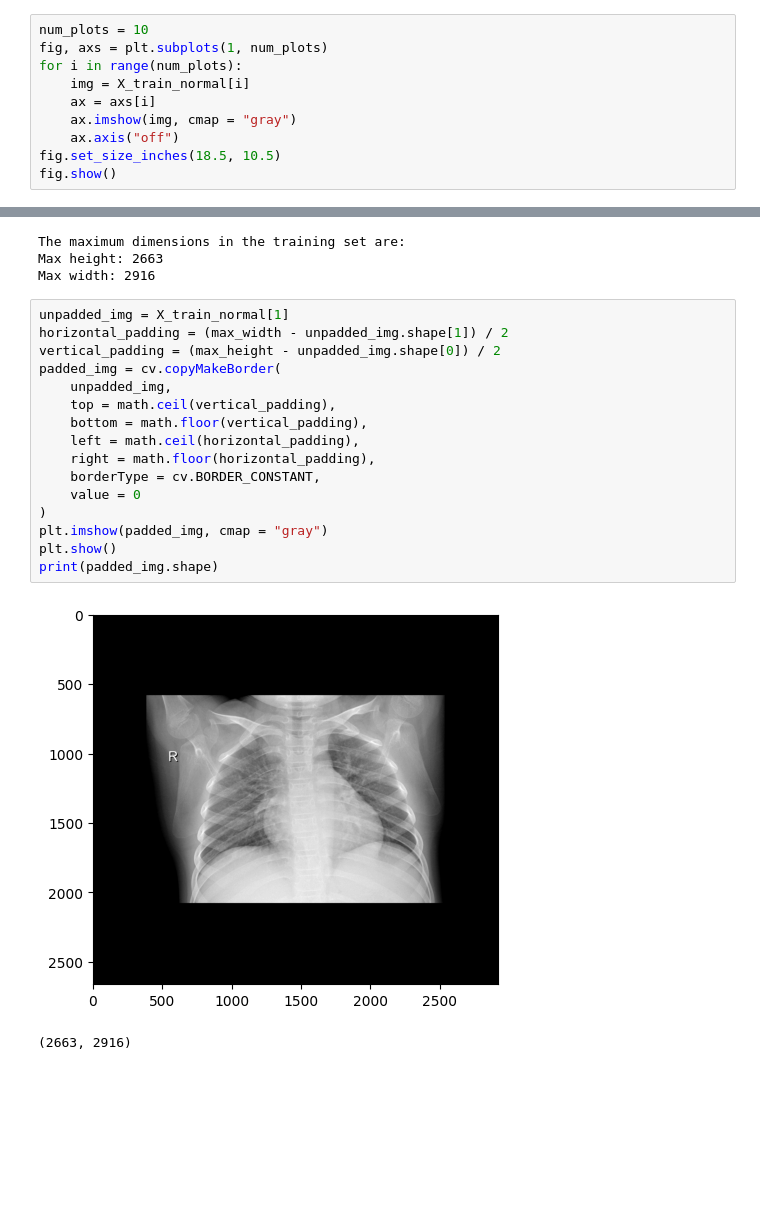
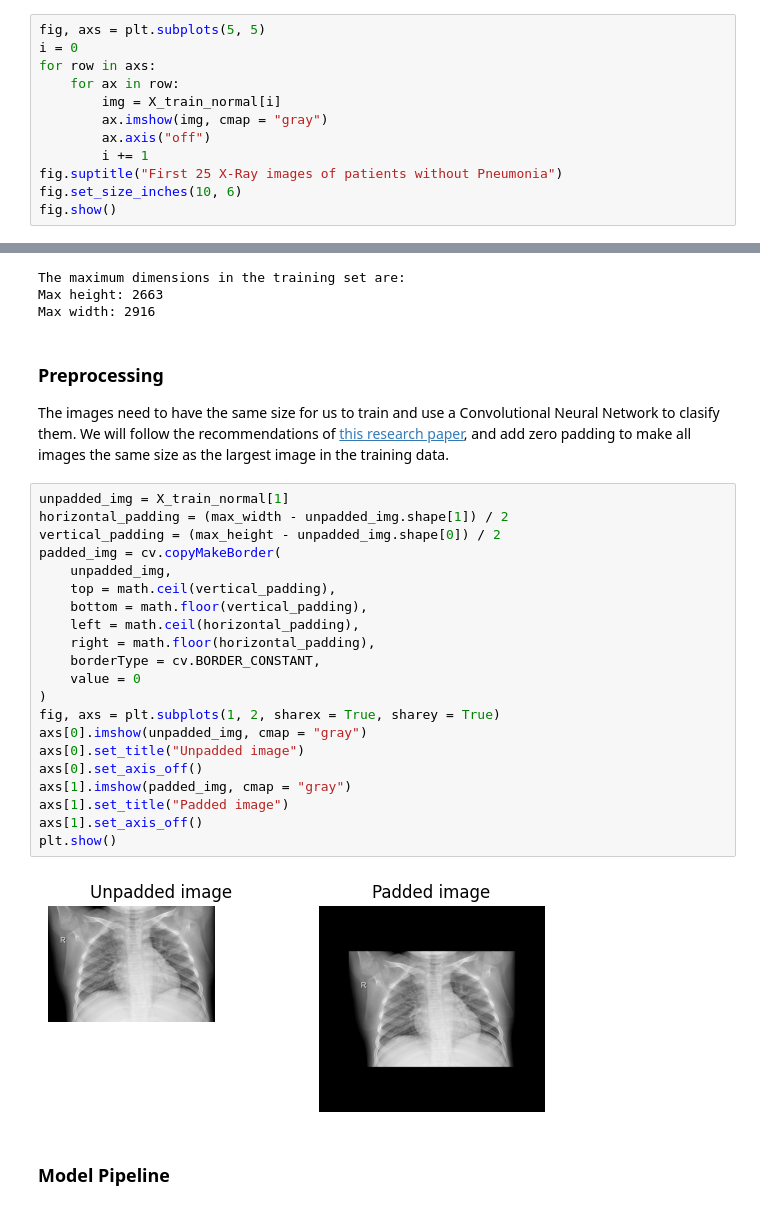
Before and after one commit to sarambulo/Pneumonia_detection, a Jupyter notebook: notebooks/Pneumonia_detection.ipynb, the cells around one changed output, grey strips where cells are left out. Cells and saved outputs as stored; diff of their text form; blank space fills up the shorter version.

```diff
--- a/notebooks/Pneumonia_detection.ipynb
+++ b/notebooks/Pneumonia_detection.ipynb
@@ -20,11 +57,13 @@ X_train_normal = [img for img in X_train_normal if img is not None]
 # %%
-num_plots = 10
-fig, axs = plt.subplots(1, num_plots)
-for i in range(num_plots):
-    img = X_train_normal[i]
-    ax = axs[i]
-    ax.imshow(img, cmap = "gray")
-    ax.axis("off")
-fig.set_size_inches(18.5, 10.5)
+fig, axs = plt.subplots(5, 5)
+i = 0
+for row in axs:
+    for ax in row:
+        img = X_train_normal[i]
+        ax.imshow(img, cmap = "gray")
+        ax.axis("off")
+        i += 1
+fig.suptitle("First 25 X-Ray images of patients without Pneumonia")
+fig.set_size_inches(10, 6)
 fig.show()
 # %% [output]
@@ -49,22 +88,32 @@ print(f"Max width: {max_width}")
 The maximum dimensions in the training set are:
 Max height: 2663
 Max width: 2916
+# %% [markdown]
+### Preprocessing
+
+The images need to have the same size for us to train and use a Convolutional Neural Network to clasify them. We will follow the recommendations of [this research paper](https://www.researchgate.net/publication/337260457_Enlarging_smaller_images_before_inputting_into_convolutional_neural_network_zero-padding_vs_interpolation), and add zero padding to make all images the same size as the largest image in the training data.
 # %%
 unpadded_img = X_train_normal[1]
 horizontal_padding = (max_width - unpadded_img.shape[1]) / 2
 vertical_padding = (max_height - unpadded_img.shape[0]) / 2
 padded_img = cv.copyMakeBorder(
     unpadded_img,
     top = math.ceil(vertical_padding),
     bottom = math.floor(vertical_padding),
     left = math.ceil(horizontal_padding),
     right = math.floor(horizontal_padding),
     borderType = cv.BORDER_CONSTANT,
     value = 0
 )
-plt.imshow(padded_img, cmap = "gray")
+fig, axs = plt.subplots(1, 2, sharex = True, sharey = True)
+axs[0].imshow(unpadded_img, cmap = "gray")
+axs[0].set_title("Unpadded image")
+axs[0].set_axis_off()
+axs[1].imshow(padded_img, cmap = "gray")
+axs[1].set_title("Padded image")
+axs[1].set_axis_off()
 plt.show()
-print(padded_img.shape)
 # %% [output]
-[figure, old version]
+[figure, new version]
-(2663, 2916)
+# %% [markdown]
+### Model Pipeline
```
Also changed, not shown: parts of 8 cells of this notebook.
